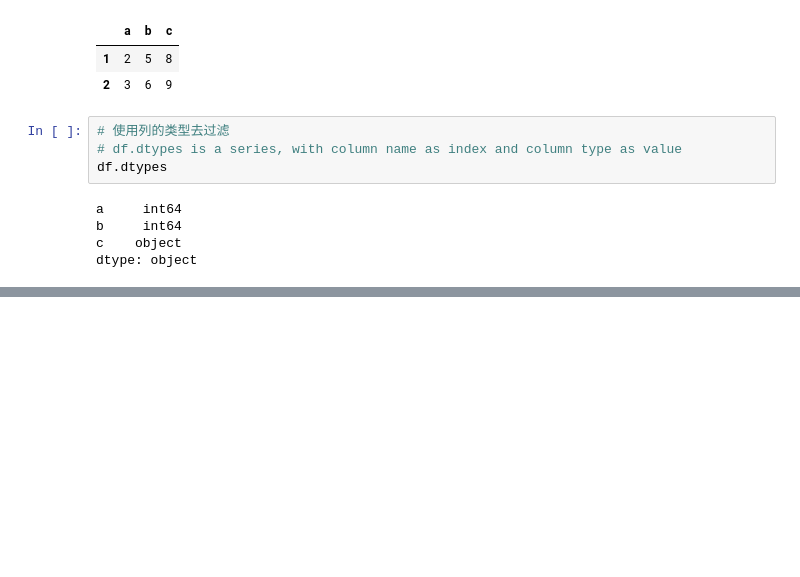
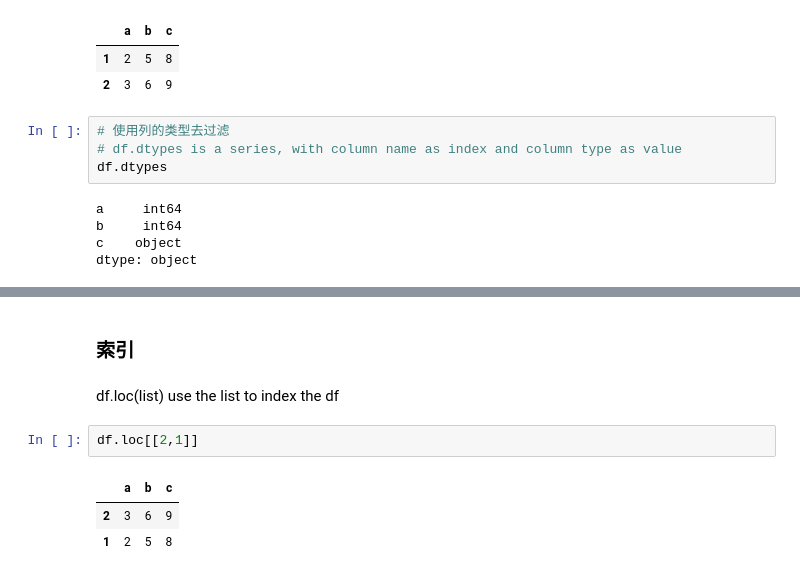
Before and after one commit to txytju/kaggle, a Jupyter notebook: pandas/filter.ipynb, the cells around one changed output, grey strips where cells are left out. Cells and saved outputs as stored; diff of their text form; blank space fills up the shorter version.

```diff
--- a/pandas/filter.ipynb
+++ b/pandas/filter.ipynb
@@ -45,3 +45,13 @@ Index(['a', 'b'], dtype='object')
 | 0 | 1 | 4 |
 | 1 | 2 | 5 |
 | 2 | 3 | 6 |
+# %% [markdown]
+### 索引
+# %% [markdown]
+df.loc(list) use the list to index the df
+# %%
+df.loc[[2,1]]
+# %% [output]
+|  | a | b | c |
+| 2 | 3 | 6 | 9 |
+| 1 | 2 | 5 | 8 |
```
Also changed, not shown: parts of 2 cells of this notebook, 1 other file.
